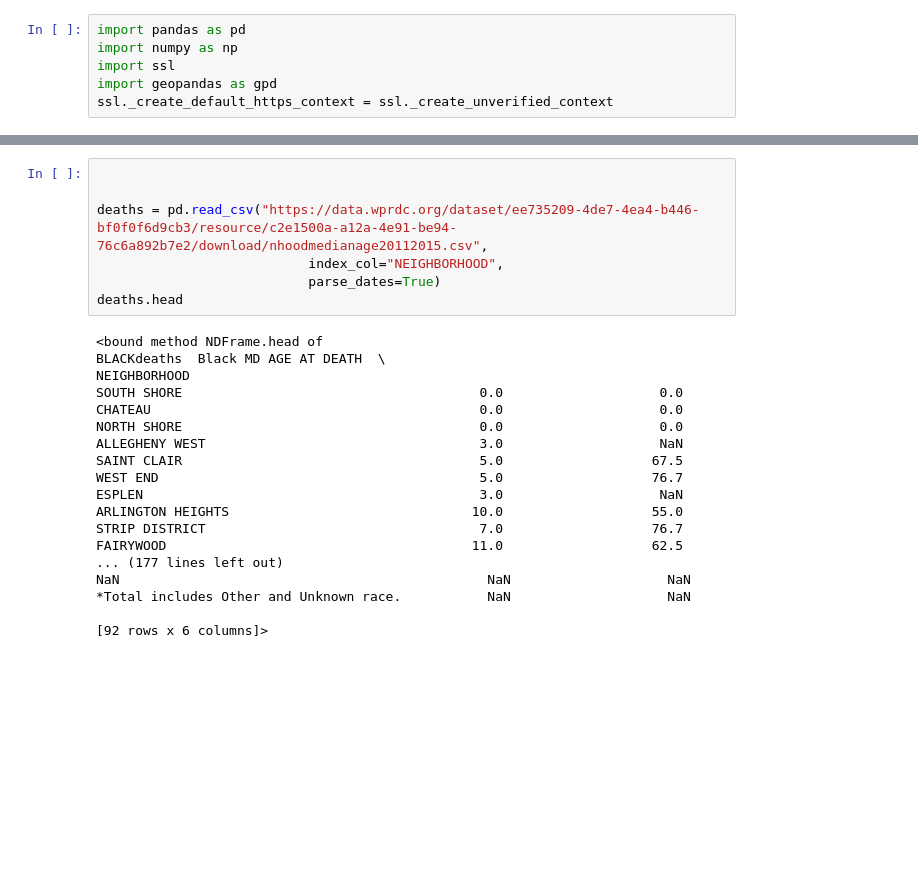
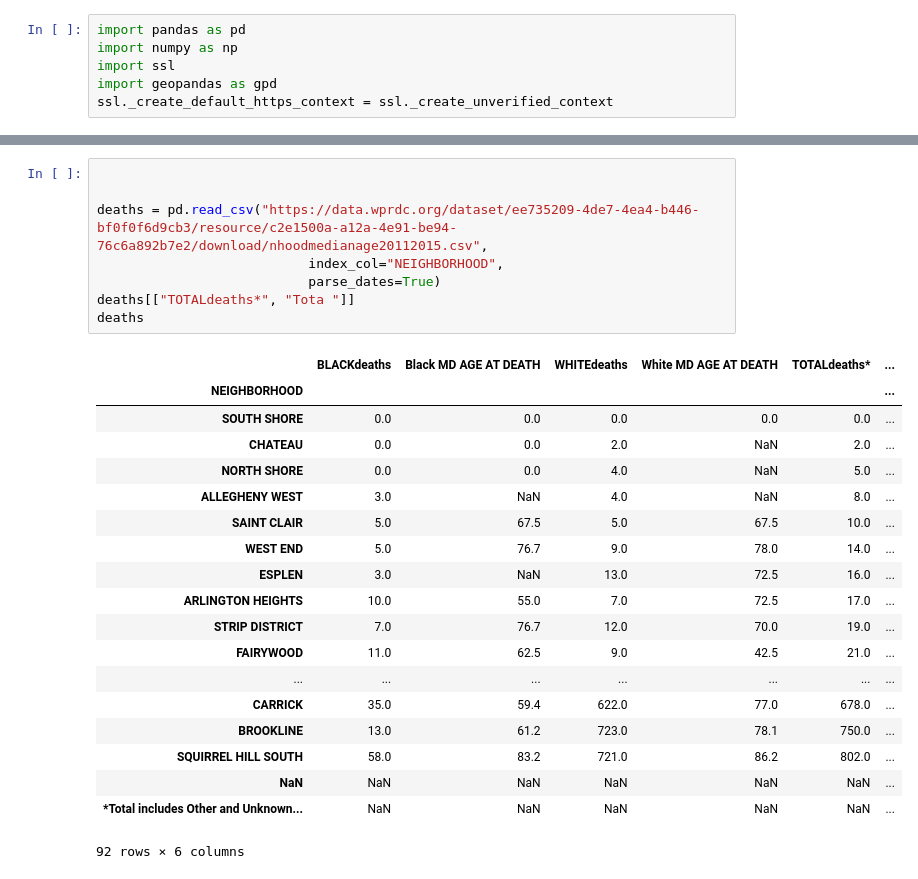
Before and after one commit to cheesebomb1/final-project-1, a Jupyter notebook: code.ipynb, the cells around one changed output, grey strips where cells are left out. Saved outputs shown, nothing was run; the diff lists cells and outputs as text; blank space fills up the shorter version.

```diff
--- a/code.ipynb
+++ b/code.ipynb
@@ -31,25 +33,28 @@ Homewood North                                 2.0 -79.887730  40.456547
 # %%
 
 
 deaths = pd.read_csv("https://data.wprdc.org/dataset/ee735209-4de7-4ea4-b446-bf0f0f6d9cb3/resource/c2e1500a-a12a-4e91-be94-76c6a892b7e2/download/nhoodmedianage20112015.csv",
                            index_col="NEIGHBORHOOD",
                            parse_dates=True)
-deaths.head
+deaths[["TOTALdeaths*", "Tota "]]
+deaths
 # %% [output]
+|  | BLACKdeaths | Black MD AGE AT DEATH | WHITEdeaths | White MD AGE AT DEATH | TOTALdeaths* | ... |
+| NEIGHBORHOOD |  |  |  |  |  | ... |
+| SOUTH SHORE | 0.0 | 0.0 | 0.0 | 0.0 | 0.0 | ... |
+| CHATEAU | 0.0 | 0.0 | 2.0 | NaN | 2.0 | ... |
+| NORTH SHORE | 0.0 | 0.0 | 4.0 | NaN | 5.0 | ... |
+| ALLEGHENY WEST | 3.0 | NaN | 4.0 | NaN | 8.0 | ... |
+| SAINT CLAIR | 5.0 | 67.5 | 5.0 | 67.5 | 10.0 | ... |
+| WEST END | 5.0 | 76.7 | 9.0 | 78.0 | 14.0 | ... |
+| ESPLEN | 3.0 | NaN | 13.0 | 72.5 | 16.0 | ... |
+| ARLINGTON HEIGHTS | 10.0 | 55.0 | 7.0 | 72.5 | 17.0 | ... |
+| STRIP DISTRICT | 7.0 | 76.7 | 12.0 | 70.0 | 19.0 | ... |
+| FAIRYWOOD | 11.0 | 62.5 | 9.0 | 42.5 | 21.0 | ... |
+| ... | ... | ... | ... | ... | ... | ... |
+| CARRICK | 35.0 | 59.4 | 622.0 | 77.0 | 678.0 | ... |
+| BROOKLINE | 13.0 | 61.2 | 723.0 | 78.1 | 750.0 | ... |
+| SQUIRREL HILL SOUTH | 58.0 | 83.2 | 721.0 | 86.2 | 802.0 | ... |
+| NaN | NaN | NaN | NaN | NaN | NaN | ... |
+| *Total includes Other and Unknown... | NaN | NaN | NaN | NaN | NaN | ... |
-<bound method NDFrame.head of                                          BLACKdeaths  Black MD AGE AT DEATH  \
-NEIGHBORHOOD
-SOUTH SHORE                                      0.0                    0.0
-CHATEAU                                          0.0                    0.0
-NORTH SHORE                                      0.0                    0.0
-ALLEGHENY WEST                                   3.0                    NaN
-SAINT CLAIR                                      5.0                   67.5
-WEST END                                         5.0                   76.7
-ESPLEN                                           3.0                    NaN
-ARLINGTON HEIGHTS                               10.0                   55.0
-STRIP DISTRICT                                   7.0                   76.7
-FAIRYWOOD                                       11.0                   62.5
-... (177 lines left out)
-NaN                                               NaN                    NaN
-*Total includes Other and Unknown race.           NaN                    NaN
-
-[92 rows x 6 columns]>
+92 rows × 6 columns
```
Also changed, not shown: parts of 1 cell of this notebook.
